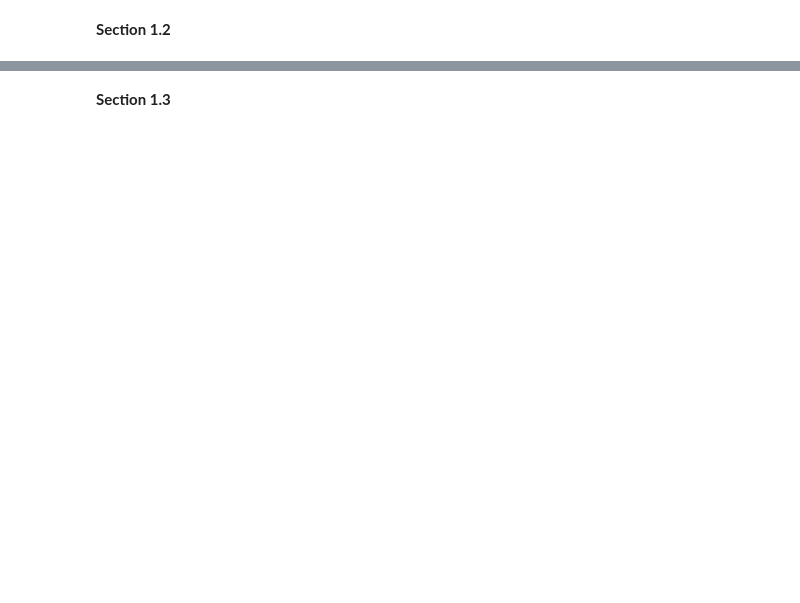
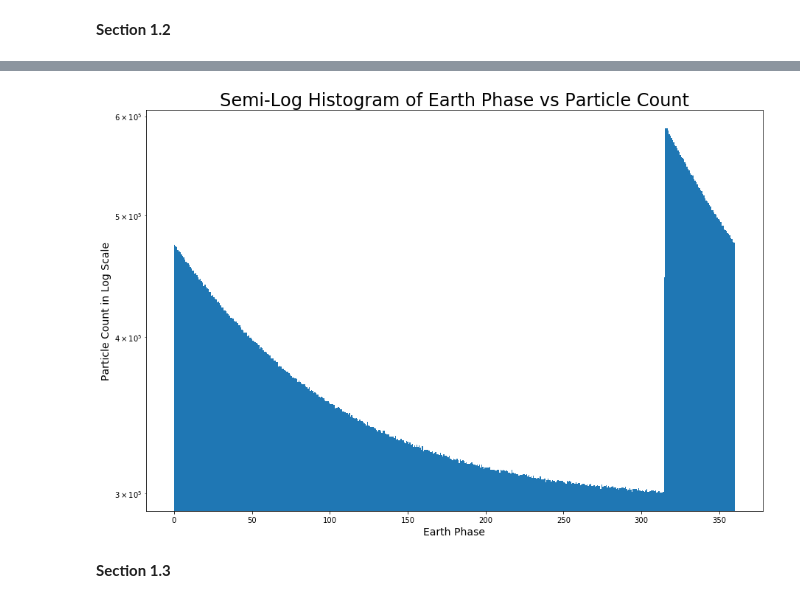
Before and after one commit to DerrickNguyenUW/PHYS434, a Jupyter notebook: Lab4.ipynb, the cells around one changed output, grey strips where cells are left out. Cells and saved outputs as stored; diff of their text form; code cells hidden in the pictures; blank space fills up the shorter version.

```diff
--- a/Lab4.ipynb
+++ b/Lab4.ipynb
@@ -62,2 +115,13 @@ plt.show()
+# %%
+# hist plot of time vs earth phase
+plt.figure(figsize=(15,10))
+d = plt.hist(ephase, weights=pcount, bins=500)
+plt.xlabel("Earth Phase", fontsize=14)
+plt.ylabel("Particle Count in Log Scale", fontsize=14)
+plt.title("Semi-Log Histogram of Earth Phase vs Particle Count", fontsize=24)
+plt.yscale('log')
+plt.show()
+# %% [output]
+[figure, added]
 # %% [markdown]
 **Section 1.3**
```
Also changed, not shown: parts of 24 cells of this notebook, 1 other file.
